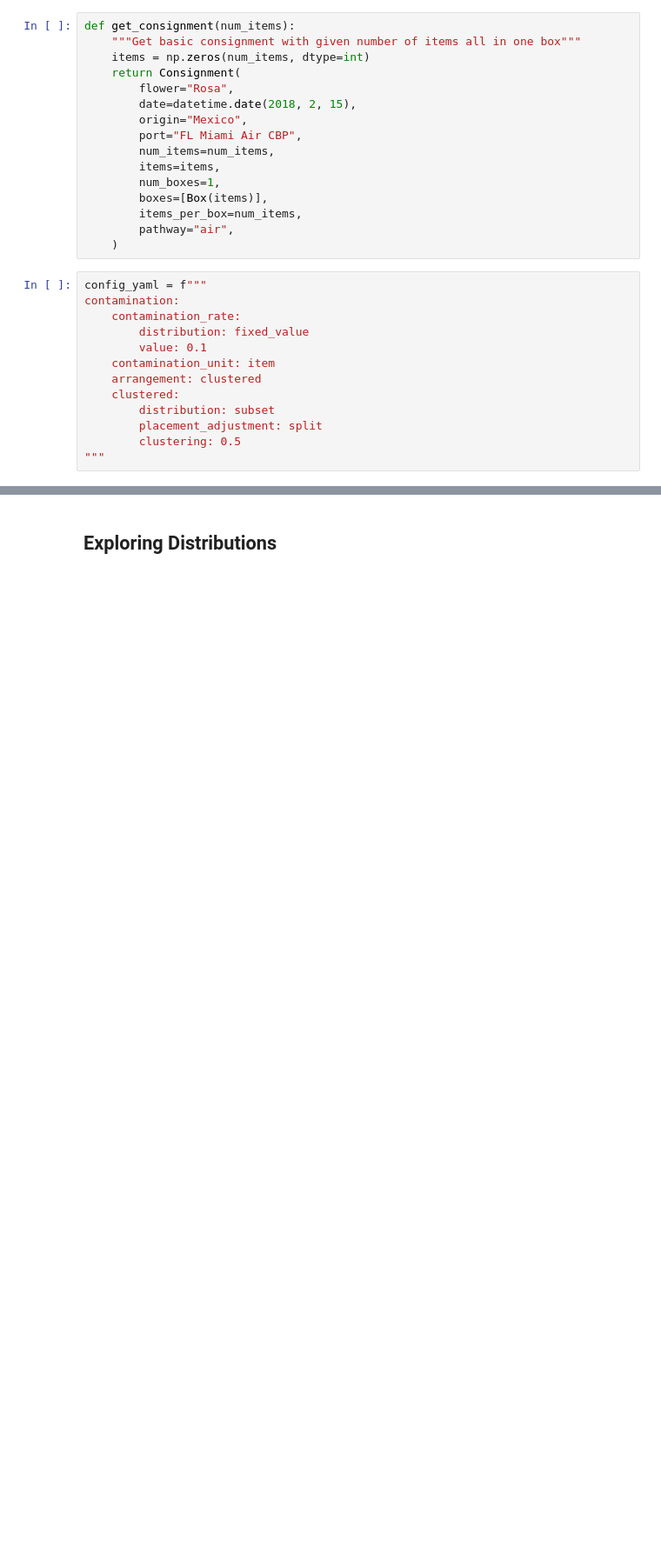
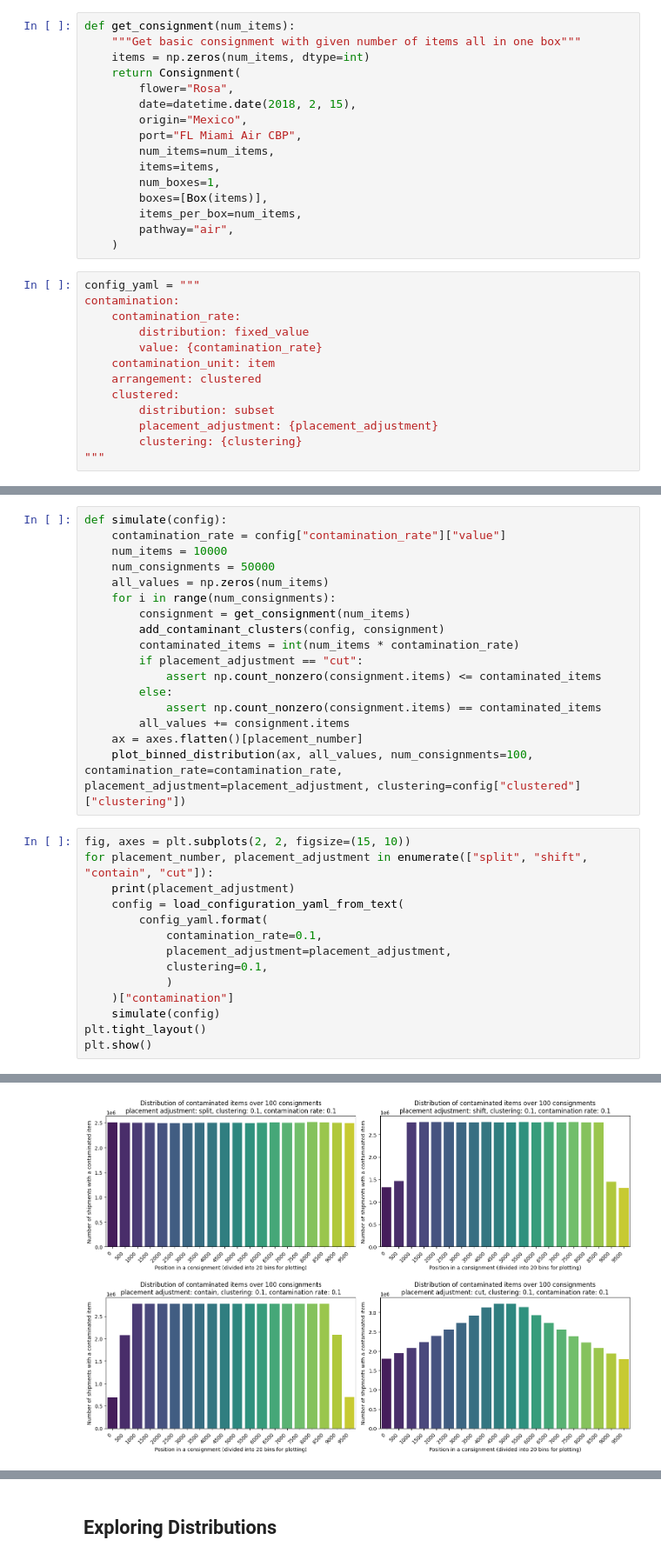
Before and after one commit to ncsu-landscape-dynamics/popsborder, a Jupyter notebook: examples/notebooks/contaminant_clustering.ipynb, the cells around one changed output, grey strips where cells are left out. Shown at 87% size. Drawn from its saved outputs; the diff is of its cells as text; blank space fills up the shorter version.

Commit message:
Add shift method, add overview plots in the notebook

```diff
--- a/examples/notebooks/contaminant_clustering.ipynb
+++ b/examples/notebooks/contaminant_clustering.ipynb
@@ -40,15 +97,15 @@ def get_consignment(num_items):
         pathway="air",
     )
 # %%
-config_yaml = f"""
+config_yaml = """
 contamination:
     contamination_rate:
         distribution: fixed_value
-        value: 0.1
+        value: {contamination_rate}
     contamination_unit: item
     arrangement: clustered
     clustered:
         distribution: subset
-        placement_adjustment: split
-        clustering: 0.5
+        placement_adjustment: {placement_adjustment}
+        clustering: {clustering}
 """
@@ -106,0 +112,32 @@ print(bins)
+# %%
+def simulate(config):
+    contamination_rate = config["contamination_rate"]["value"]
+    num_items = 10000
+    num_consignments = 50000
+    all_values = np.zeros(num_items)
+    for i in range(num_consignments):
+        consignment = get_consignment(num_items)
+        add_contaminant_clusters(config, consignment)
+        contaminated_items = int(num_items * contamination_rate)
+        if placement_adjustment == "cut":
+            assert np.count_nonzero(consignment.items) <= contaminated_items
+        else:
+            assert np.count_nonzero(consignment.items) == contaminated_items
+        all_values += consignment.items
+    ax = axes.flatten()[placement_number]
+    plot_binned_distribution(ax, all_values, num_consignments=100, contamination_rate=contamination_rate, placement_adjustment=placement_adjustment, clustering=config["clustered"]["clustering"])
+# %%
+fig, axes = plt.subplots(2, 2, figsize=(15, 10))
+for placement_number, placement_adjustment in enumerate(["split", "shift", "contain", "cut"]):
+    print(placement_adjustment)
+    config = load_configuration_yaml_from_text(
+        config_yaml.format(
+            contamination_rate=0.1,
+            placement_adjustment=placement_adjustment,
+            clustering=0.1,
+            )
+    )["contamination"]
+    simulate(config)
+plt.tight_layout()
+plt.show()
+# %% [output]
@@ -106,0 +148 @@ print(bins)
+[figure, added]
```
Also changed, not shown: parts of 13 cells of this notebook, 1 other file.
